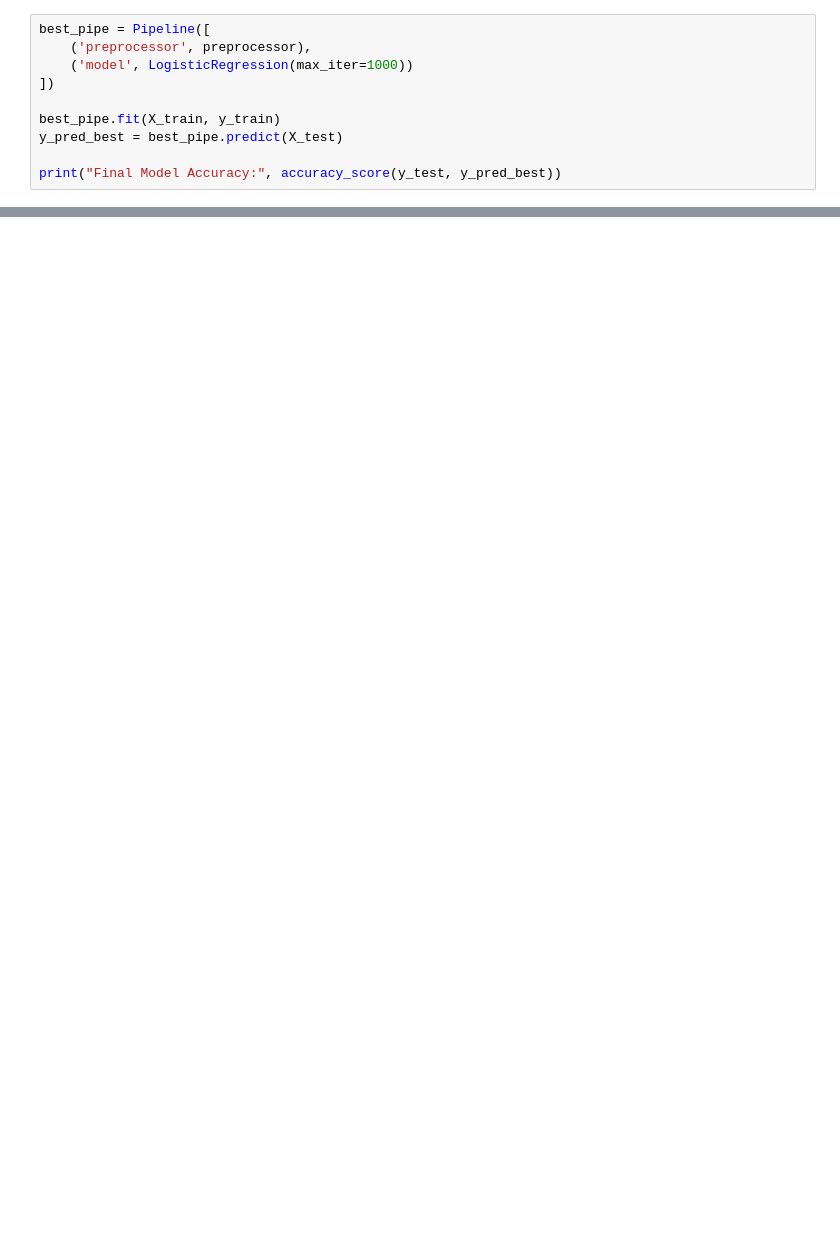
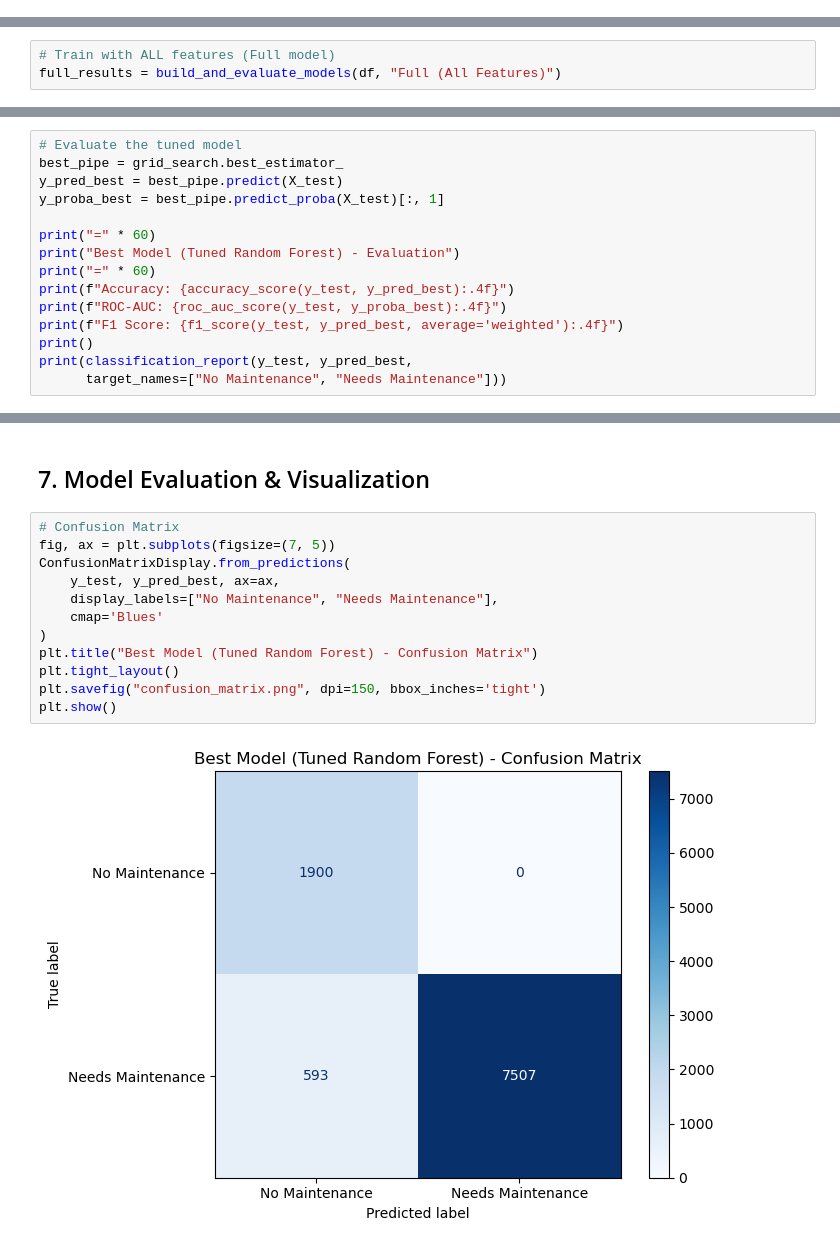
Before and after one commit to GreenHacker420/Vehicle_AIML, a Jupyter notebook: model/data_processing.ipynb, the cells around one changed output, grey strips where cells are left out. Saved outputs shown, nothing was run; the diff lists cells and outputs as text; blank space fills up the shorter version.

```diff
--- a/model/data_processing.ipynb
+++ b/model/data_processing.ipynb
@@ -186,10 +0,0 @@ Random Forest: ROC-AUC = 1.0000 ± 0.0000
-# %%
-best_pipe = Pipeline([
-    ('preprocessor', preprocessor),
-    ('model', LogisticRegression(max_iter=1000))
-])
-
-best_pipe.fit(X_train, y_train)
-y_pred_best = best_pipe.predict(X_test)
-
-print("Final Model Accuracy:", accuracy_score(y_test, y_pred_best))
@@ -240,0 +406,3 @@ Model saved as vehicle_maintenance_pipeline.pkl
+# %%
+# Train with ALL features (Full model)
+full_results = build_and_evaluate_models(df, "Full (All Features)")
@@ -240,0 +502,15 @@ Model saved as vehicle_maintenance_pipeline.pkl
+# %%
+# Evaluate the tuned model
+best_pipe = grid_search.best_estimator_
+y_pred_best = best_pipe.predict(X_test)
+y_proba_best = best_pipe.predict_proba(X_test)[:, 1]
+
+print("=" * 60)
+print("Best Model (Tuned Random Forest) - Evaluation")
+print("=" * 60)
+print(f"Accuracy: {accuracy_score(y_test, y_pred_best):.4f}")
+print(f"ROC-AUC: {roc_auc_score(y_test, y_proba_best):.4f}")
+print(f"F1 Score: {f1_score(y_test, y_pred_best, average='weighted'):.4f}")
+print()
+print(classification_report(y_test, y_pred_best,
+      target_names=["No Maintenance", "Needs Maintenance"]))
@@ -240,0 +543,16 @@ Model saved as vehicle_maintenance_pipeline.pkl
+# %% [markdown]
+## 7. Model Evaluation & Visualization
+# %%
+# Confusion Matrix
+fig, ax = plt.subplots(figsize=(7, 5))
+ConfusionMatrixDisplay.from_predictions(
+    y_test, y_pred_best, ax=ax,
+    display_labels=["No Maintenance", "Needs Maintenance"],
+    cmap='Blues'
+)
+plt.title("Best Model (Tuned Random Forest) - Confusion Matrix")
+plt.tight_layout()
+plt.savefig("confusion_matrix.png", dpi=150, bbox_inches='tight')
+plt.show()
+# %% [output]
+[figure, added]
```
Also changed, not shown: parts of 54 cells of this notebook, 10 other files.
